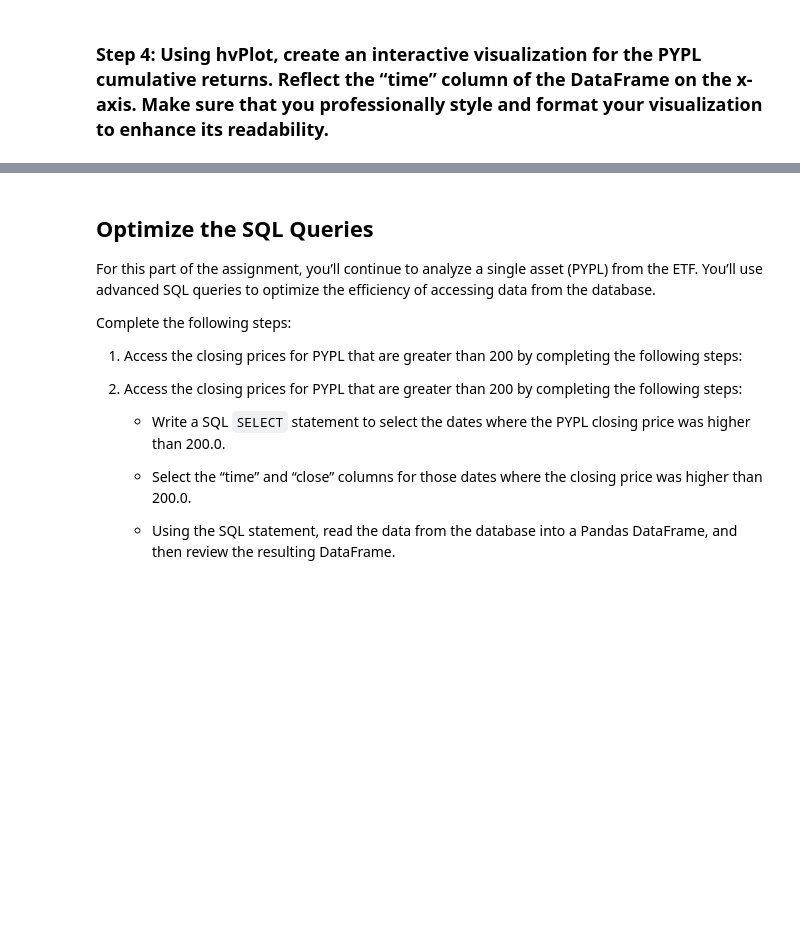
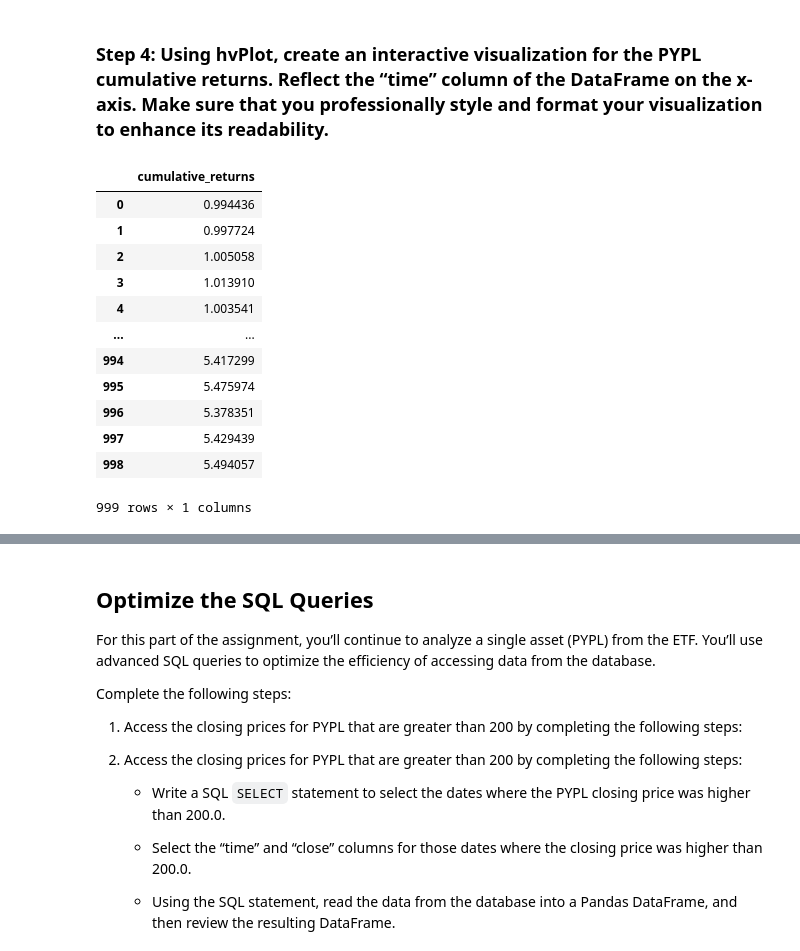
Before and after one commit to billybishop21/etf_analyzer, a Jupyter notebook: etf_analyzer.ipynb, the cells around one changed output, grey strips where cells are left out. Drawn from its saved outputs; the diff is of its cells as text; code cells hidden in the pictures; blank space fills up the shorter version.

```diff
--- a/etf_analyzer.ipynb
+++ b/etf_analyzer.ipynb
@@ -180,3 +180,24 @@ pypl_df.hvplot.line(
 [interactive output not drawn]
 # %% [markdown]
 ### Step 4: Using hvPlot, create an interactive visualization for the PYPL cumulative returns. Reflect the “time” column of the DataFrame on the x-axis. Make sure that you professionally style and format your visualization to enhance its readability.
+# %%
+# Calculate cumulative return and join to pypl_df
+cumulative_returns = np.cumprod(1 + pypl_df['daily_returns'].values)
+# Change cumulative returns to df
+cum_returns_df = pd.DataFrame(cumulative_returns)
+cum_returns_df.columns = ['cumulative_returns']
+cum_returns_df
+# %% [output]
+|  | cumulative_returns |
+| 0 | 0.994436 |
+| 1 | 0.997724 |
+| 2 | 1.005058 |
+| 3 | 1.013910 |
+| 4 | 1.003541 |
+| ... | ... |
+| 994 | 5.417299 |
+| 995 | 5.475974 |
+| 996 | 5.378351 |
+| 997 | 5.429439 |
+| 998 | 5.494057 |
+999 rows × 1 columns
```
Also changed, not shown: parts of 4 cells of this notebook.
